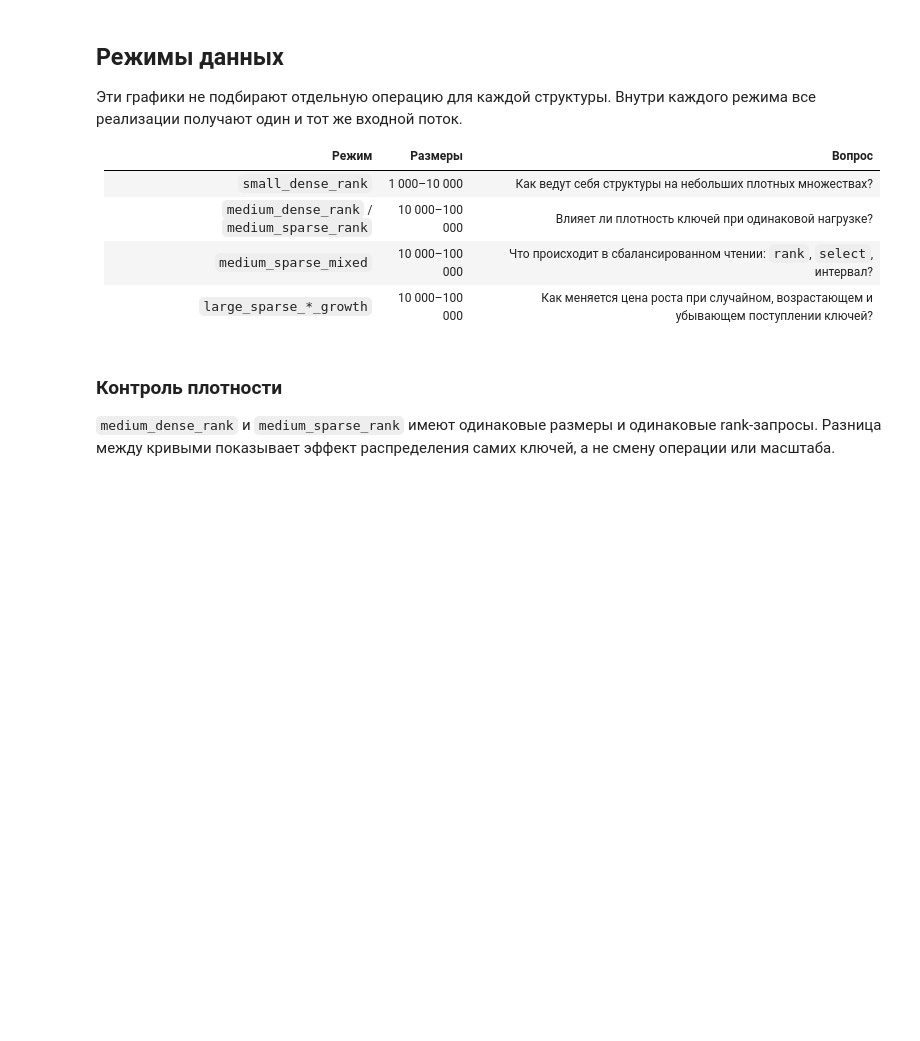
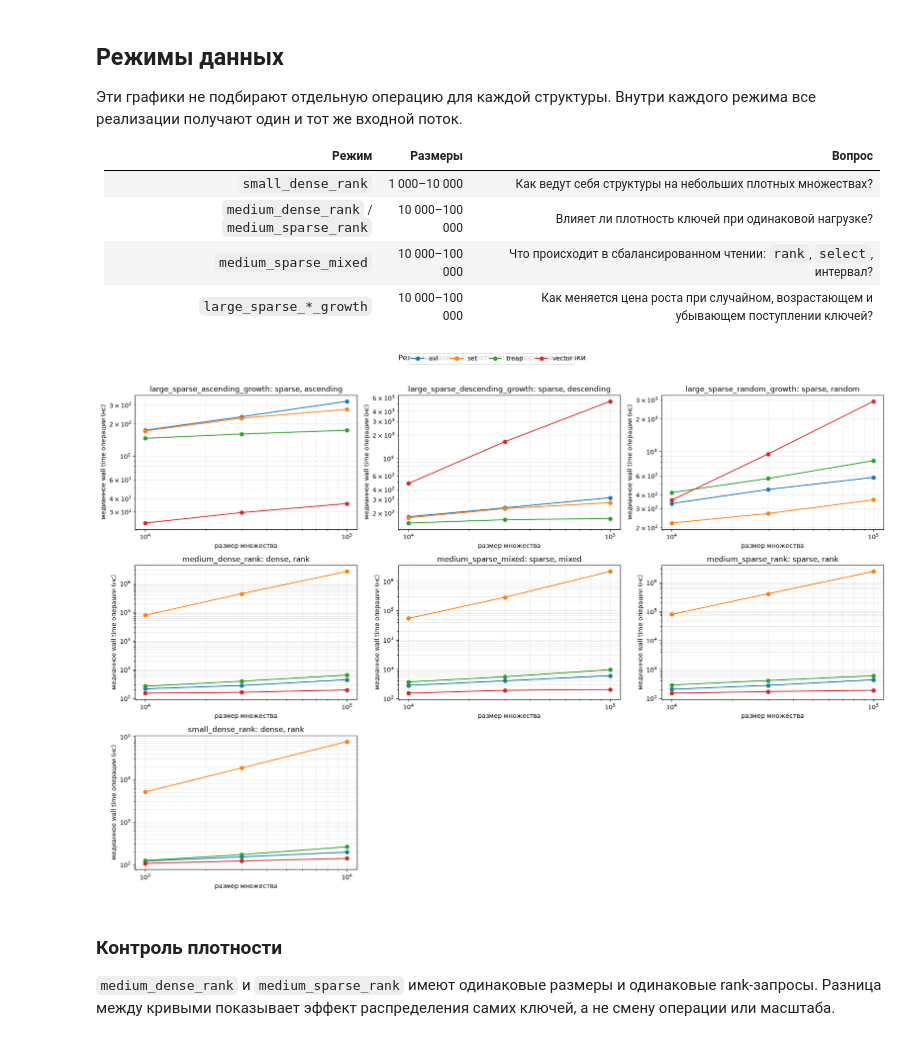
Before and after one commit to the-lenoz/RangeQueryResearch, a Jupyter notebook: notebooks/benchmark_results.ipynb, the cells around one changed output. Drawn from its saved outputs; the diff is of its cells as text; code cells hidden in the pictures; blank space fills up the shorter version.

```diff
--- a/notebooks/benchmark_results.ipynb
+++ b/notebooks/benchmark_results.ipynb
@@ -10,10 +10,11 @@ import pandas as pd
 import matplotlib.pyplot as plt
 
 ROOT = Path.cwd().parent if Path.cwd().name == 'notebooks' else Path.cwd()
-BINARY = ROOT / 'build' / 'release' / 'src' / 'rangequery'
+RUNNER = ROOT / 'build' / 'release' / 'src' / 'rangequery_benchmark'
 STRUCTURES = ('vector', 'set', 'avl', 'treap')
 RESULTS = ROOT / 'benchmark-results' / 'comparison.csv'
 RESULTS.parent.mkdir(exist_ok=True)
-subprocess.run([sys.executable, str(ROOT / 'tools' / 'benchmark.py'), '--binary', str(BINARY), '--output', str(RESULTS), '--scenario', 'comparison', '--data-sizes', '1000', '10000', '100000', '--query-count', '1000', '--query-kind', 'rank', '--density', 'sparse', '--repetitions', '3', '--seed', '42'], check=True)
+subprocess.run([sys.executable, str(ROOT / 'tools' / 'benchmark.py'), '--runner', str(RUNNER), '--output', str(RESULTS), '--scenario', 'comparison', '--data-sizes', '1000', '10000', '100000', '--query-count', '1000', '--query-kind', 'rank', '--density', 'sparse', '--repetitions', '3', '--seed', '42'], check=True)
 results = pd.read_csv(RESULTS)
+assert set(results['benchmark_schema_version']) == {2}, 'ожидалась CSV schema version 2'
 results.head()
@@ -36,29 +55,32 @@ plt.grid(True, which='both', alpha=.25); plt.legend(); plt.show()
 | `large_sparse_*_growth` | 10 000–100 000 | Как меняется цена роста при случайном, возрастающем и убывающем поступлении ключей? |
 # %%
 regimes_path = ROOT / 'benchmark-results' / 'regimes.csv'
-subprocess.run([sys.executable, str(ROOT / 'tools' / 'benchmark.py'), '--binary', str(BINARY), '--output', str(regimes_path), '--scenario', 'regimes', '--repetitions', '3', '--seed', '42'], check=True)
+subprocess.run([sys.executable, str(ROOT / 'tools' / 'benchmark.py'), '--runner', str(RUNNER), '--output', str(regimes_path), '--scenario', 'regimes', '--repetitions', '3', '--seed', '42'], check=True)
 regimes = pd.read_csv(regimes_path)
-regimes_summary = regimes.groupby(['scenario', 'structure', 'data_size', 'density', 'operation_kind', 'insertion_order'], as_index=False)['ns_per_operation'].median()
+assert set(regimes['benchmark_schema_version']) == {2}, 'ожидалась CSV schema version 2'
+regimes_summary = regimes.groupby(['scenario', 'structure', 'data_size', 'density', 'operation_kind', 'insertion_order'], as_index=False)['wall_ns_per_operation'].median()
 scenario_names = list(regimes_summary['scenario'].unique())
 columns = 3
 rows = (len(scenario_names) + columns - 1) // columns
 fig, axes = plt.subplots(rows, columns, figsize=(6 * columns, 4 * rows), squeeze=False)
 for axis, scenario in zip(axes.flat, scenario_names):
     group = regimes_summary[regimes_summary['scenario'] == scenario]
     for structure, series in group.groupby('structure'):
-        axis.loglog(series['data_size'], series['ns_per_operation'], marker='o', label=structure)
+        axis.loglog(series['data_size'], series['wall_ns_per_operation'], marker='o', label=structure)
     row = group.iloc[0]
     details = row['insertion_order'] if row['operation_kind'] == 'insert' else row['operation_kind']
     axis.set_title(f"{scenario}: {row['density']}, {details}")
     axis.set_xlabel('размер множества')
-    axis.set_ylabel('медианное время команды (нс)')
+    axis.set_ylabel('медианное wall time операции (нс)')
     axis.grid(True, which='both', alpha=.25)
 for axis in axes.flat[len(scenario_names):]:
     axis.set_visible(False)
 handles, labels = axes.flat[0].get_legend_handles_labels()
 fig.legend(handles, labels, loc='upper center', ncol=len(labels))
 fig.suptitle('Режимы размера, плотности и порядка вставки', y=1.02)
 fig.tight_layout()
+# %% [output]
+[figure, added]
 # %% [markdown]
 ### Контроль плотности
 
```
Also changed, not shown: parts of 6 cells of this notebook, 24 other files.
